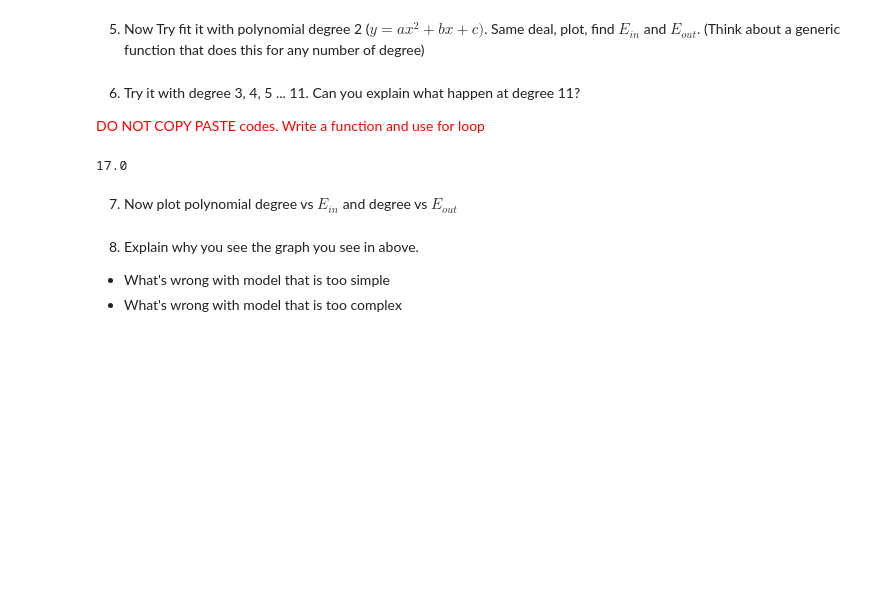
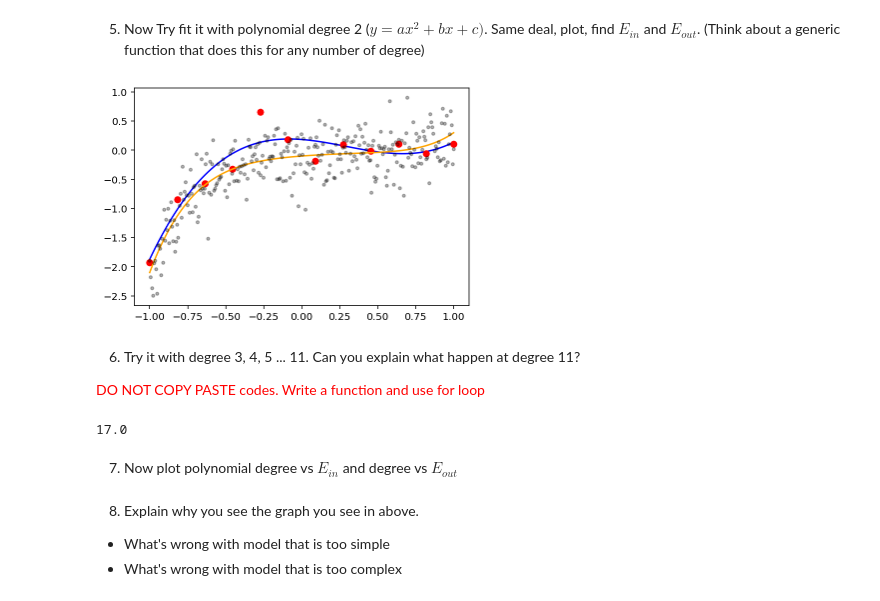
Before and after one commit to muic-pattern-rekt-2018/Exercise03-Generalization-Regularization, a Jupyter notebook: Exercise 03 Generalization and Regularization.ipynb, the cells around one changed output. Cells and saved outputs as stored; diff of their text form; code cells hidden in the pictures; blank space fills up the shorter version.

```diff
--- a/Exercise 03 Generalization and Regularization.ipynb
+++ b/Exercise 03 Generalization and Regularization.ipynb
@@ -65,5 +90,19 @@ plt.plot(testxs, testys, '.k', alpha=0.3)
 # %% [markdown]
 5) Now Try fit it with polynomial degree 2 ($y = ax^2 + bx + c)$. Same deal, plot, find $E_{in}$ and $E_{out}$. (Think about a generic function that does this for any number of degree)
+# %%
+def plot_bg():
+    plt.plot(xs, ys, 'or')
+    plt.plot(actualxs, actualys,'-', color='orange')
+    plt.plot(testxs, testys, '.k', alpha=0.3)
+# %%
+deg = 3
+w = np.polyfit(xs, ys, deg)
+guess_ys = np.polyval(w, xs)
+line_xs = np.linspace(-1,1, 100)
+plt.plot(line_xs, np.polyval(w, line_xs), '-b')
+plot_bg()
+# %% [output]
+[figure, added]
 # %% [markdown]
 6) Try it with degree 3, 4, 5 ... 11. Can you explain what happen at degree 11?
 
```
Also changed, not shown: parts of 6 cells of this notebook.
